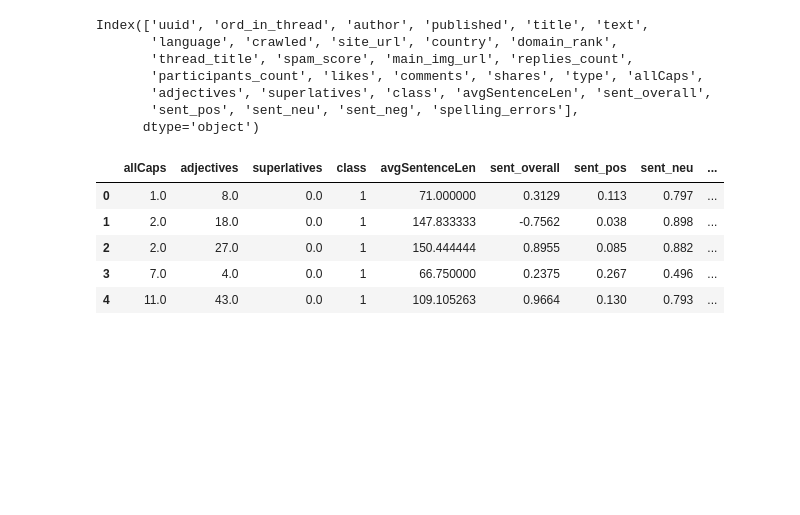
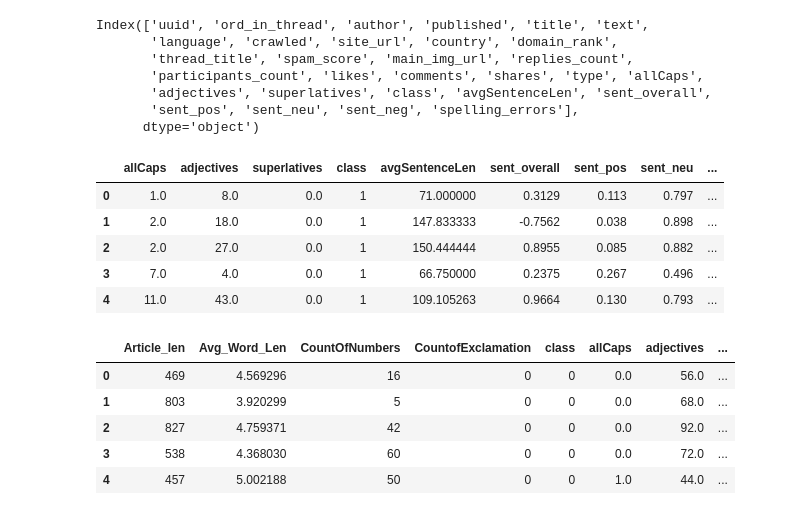
Before and after one commit to suryattheja/Fake-news-detection, a Jupyter notebook: Feature extraction.ipynb, the cells around one changed output. Saved outputs shown, nothing was run; the diff lists cells and outputs as text; code cells hidden in the pictures; blank space fills up the shorter version.

Commit message:
Merged feature datasets

```diff
--- a/Feature extraction.ipynb
+++ b/Feature extraction.ipynb
@@ -520,3 +520,27 @@ fake_feat.head()
 guardian_feat.to_csv("GuardianFeatures_2.csv", index=False)
 nyt_feat.to_csv("NytFeatures_2.csv", index=False)
 fake_feat.to_csv("fakeFeatures_2.csv", index=False)
+# %%
+guardian_surya = pd.read_csv("FeatureEngineering/GuardianFeatures.csv", encoding='utf-8')
+assert(len(guardian_feat) == len(guardian_surya))
+
+nyt_surya      = pd.read_csv("FeatureEngineering/NytFeatures.csv", encoding='utf-8')
+assert(len(nyt_feat) == len(nyt_surya))
+
+fake_surya     = pd.read_csv("FeatureEngineering/fakeFeatures.csv", encoding='utf-8')
+assert(len(fake_feat) == len(fake_surya))
+# %%
+guardian_feat_merged = pd.concat([guardian_surya, guardian_feat], axis=1)
+nyt_feat_merged = pd.concat([nyt_surya, nyt_feat], axis=1)
+fake_feat_merged = pd.concat([fake_surya, fake_feat], axis=1)
+# %%
+guardian_feat_merged.rename(columns={'CountofExclaimation': 'CountofExclamation'},\
+                            inplace=True)
+guardian_feat_merged.head()
+# %% [output]
+|  | Article_len | Avg_Word_Len | CountOfNumbers | CountofExclamation | class | allCaps | adjectives | ... |
+| 0 | 469 | 4.569296 | 16 | 0 | 0 | 0.0 | 56.0 | ... |
+| 1 | 803 | 3.920299 | 5 | 0 | 0 | 0.0 | 68.0 | ... |
+| 2 | 827 | 4.759371 | 42 | 0 | 0 | 0.0 | 92.0 | ... |
+| 3 | 538 | 4.368030 | 60 | 0 | 0 | 0.0 | 72.0 | ... |
+| 4 | 457 | 5.002188 | 50 | 0 | 0 | 1.0 | 44.0 | ... |
```
Also changed, not shown: parts of 3 cells of this notebook, 4 other files.
